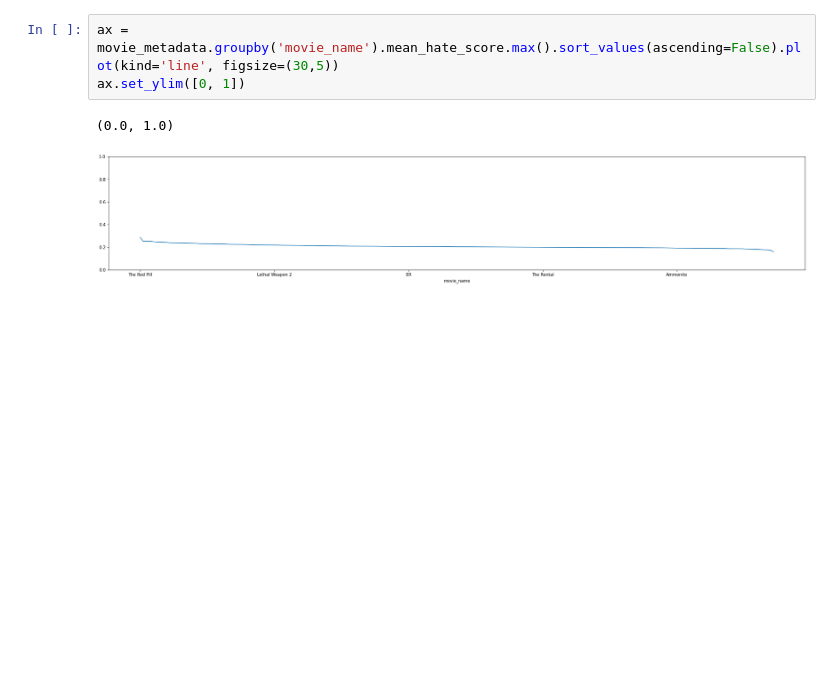
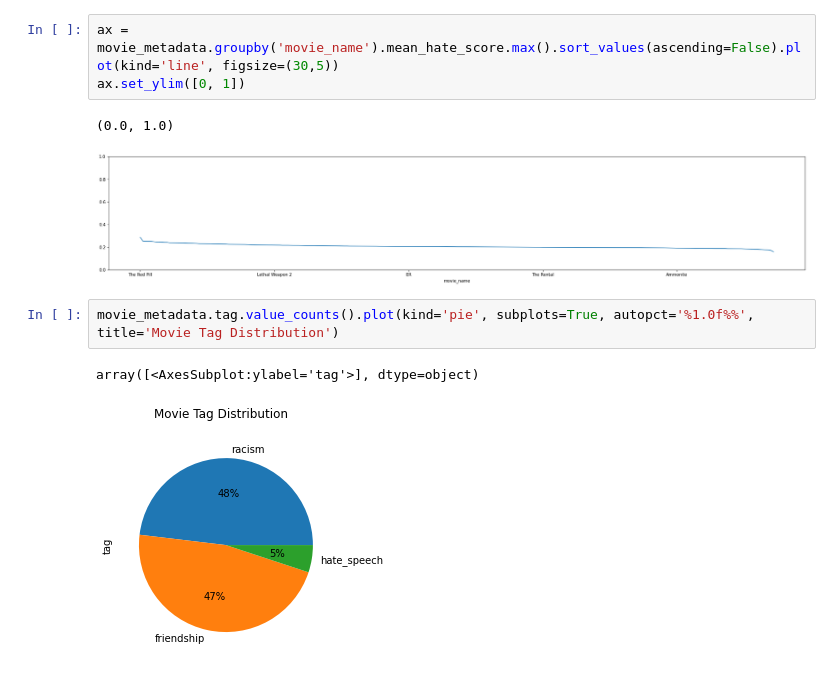
Before and after one commit to nvbogu/movie_hatespeech_detection, a Jupyter notebook: niklas_approach/plot_results.ipynb, the cells around one changed output. Saved outputs shown, nothing was run; the diff lists cells and outputs as text; blank space fills up the shorter version.

```diff
--- a/niklas_approach/plot_results.ipynb
+++ b/niklas_approach/plot_results.ipynb
@@ -255,3 +255,8 @@ ax.set_ylim([0, 1])
 # %% [output]
 (0.0, 1.0)
 [figure]
+# %%
+movie_metadata.tag.value_counts().plot(kind='pie', subplots=True, autopct='%1.0f%%', title='Movie Tag Distribution')
+# %% [output]
+array([<AxesSubplot:ylabel='tag'>], dtype=object)
+[figure, added]
```
Also changed, not shown: parts of 2 cells of this notebook, 3 other files.
